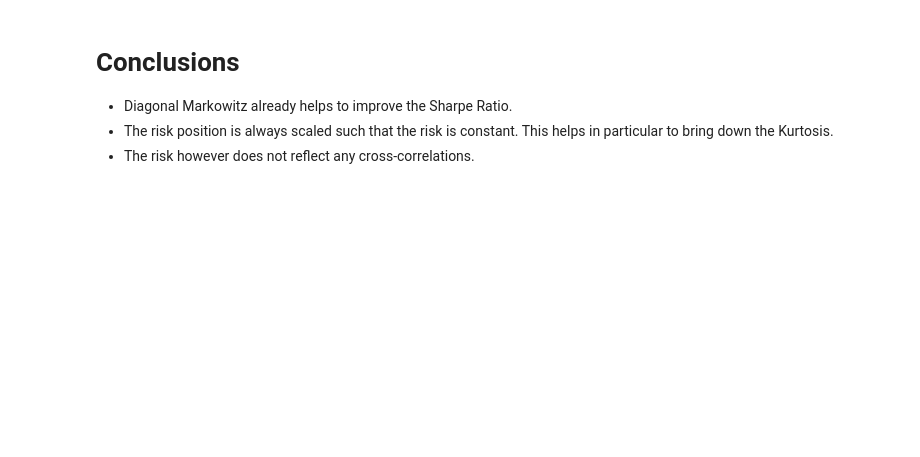
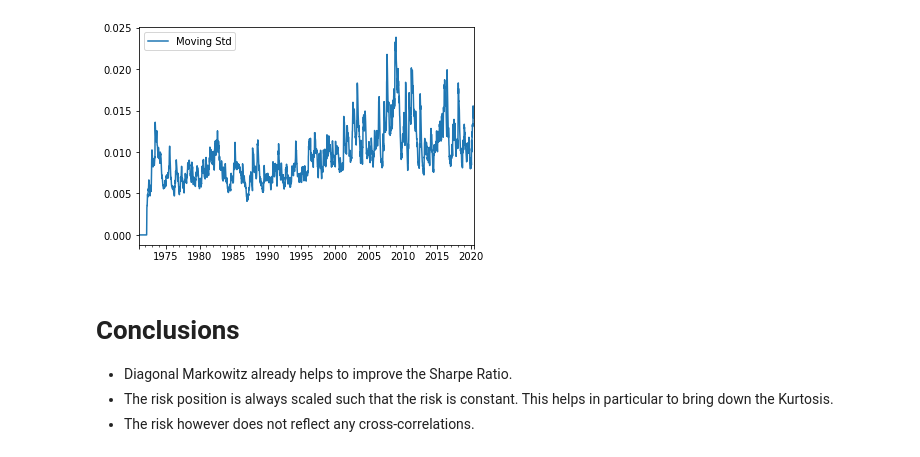
Before and after one commit to tschm/cs, a Jupyter notebook: work/Experiment4.ipynb, the cells around one changed output. Cells and saved outputs as stored; diff of their text form; code cells hidden in the pictures; blank space fills up the shorter version.

```diff
--- a/work/Experiment4.ipynb
+++ b/work/Experiment4.ipynb
@@ -28,3 +44,8 @@ analysis(portfolio.nav())
+# %%
+a.std.plot(kind="line")
+plt.show()
+# %% [output]
+[figure, added]
 # %% [markdown]
 # Conclusions
 * Diagonal Markowitz already helps to improve the Sharpe Ratio.
```
Also changed, not shown: parts of 4 cells of this notebook, 6 other files.
